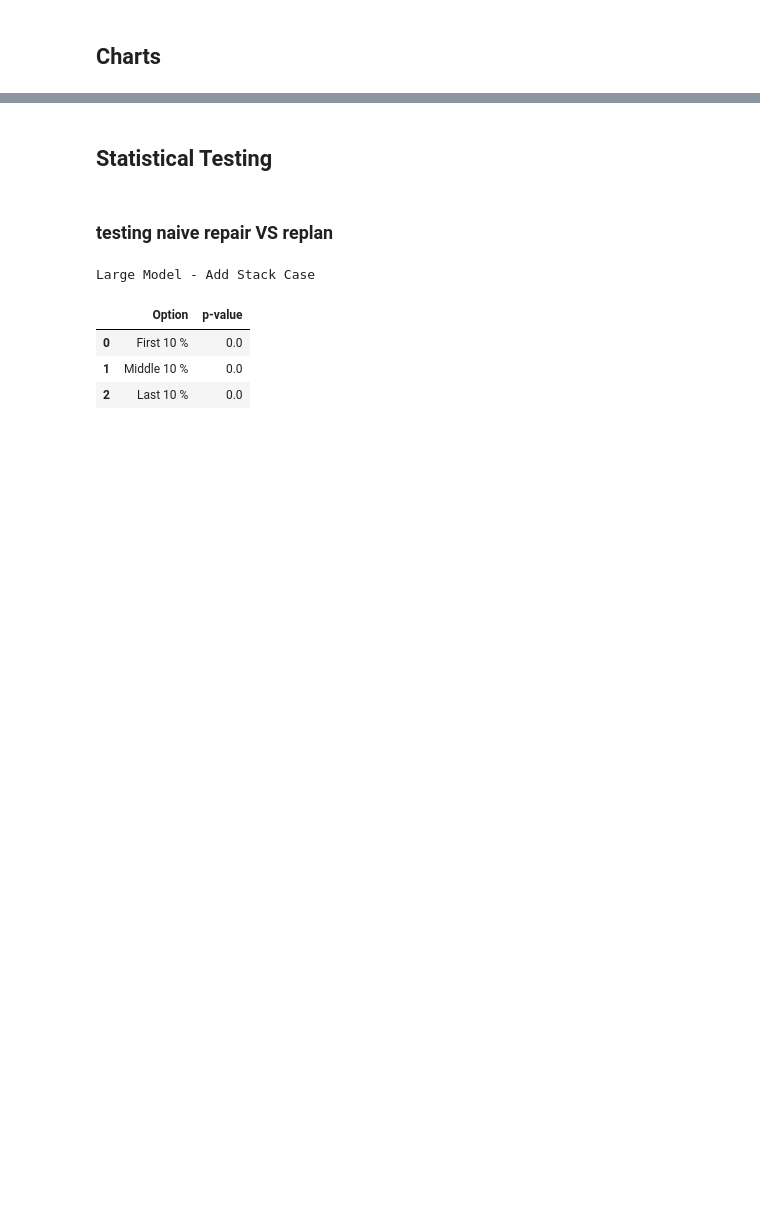
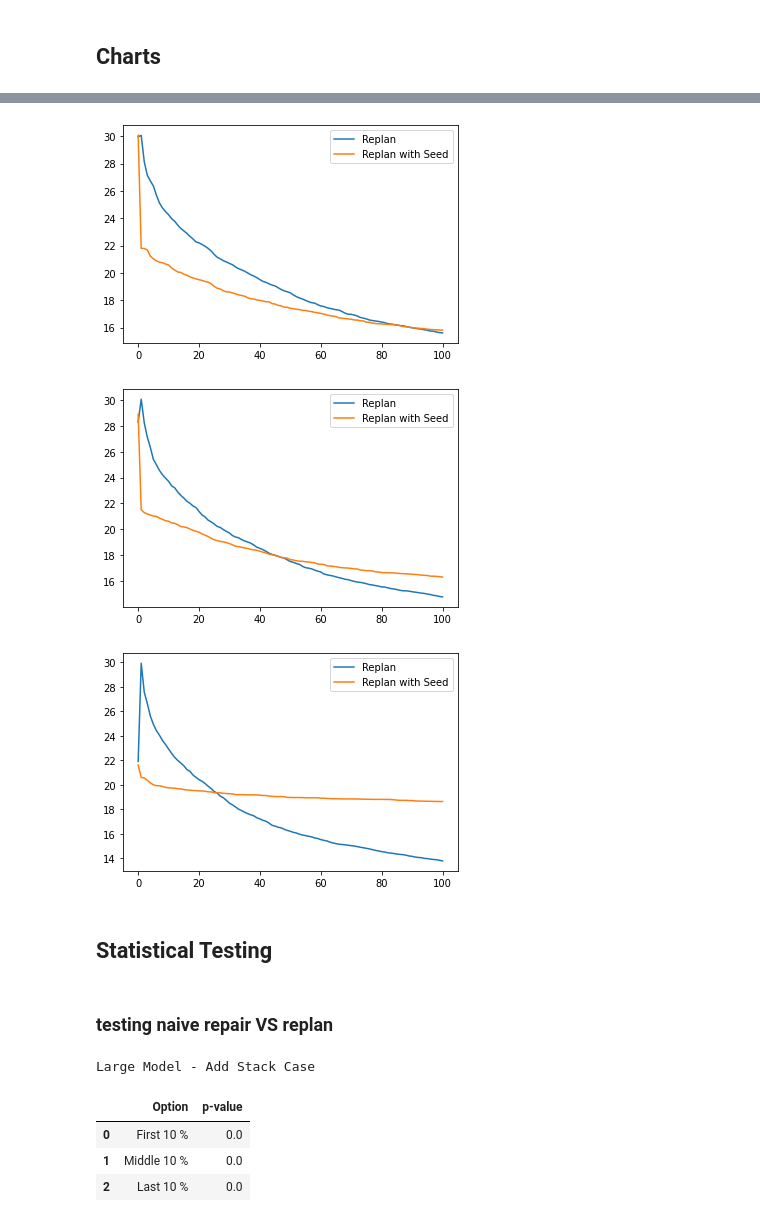
Before and after one commit to martineisenberg/momot-reactive, a Jupyter notebook: evaluation/data_processing.ipynb, the cells around one changed output, grey strips where cells are left out. Drawn from its saved outputs; the diff is of its cells as text; code cells hidden in the pictures; blank space fills up the shorter version.

Commit message:
add charts + data for exp 1

```diff
--- a/evaluation/data_processing.ipynb
+++ b/evaluation/data_processing.ipynb
@@ -118,0 +158,18 @@ Complex Model
+# %%
+
+files = os.listdir(os.path.join('.', "exp1/periteration"))
+mean = pd.DataFrame(columns = ["Option", "Iteration", "Treatment", "Value"])
+for f in files:
+    if f.endswith("csv"):
+        df = pd.read_csv(os.path.join('.', "exp1/periteration", f))
+
+        for name, group in df.groupby(by=['variant', 'evaluations']):
+            mean_row = {"Option": f, "Iteration": name[1]/100, "Value": round(group['objective_value'].mean(), 3)}
+
+            if(name[0] == "NSGAII_PlanningStrategy-ReplanningStrategy_0" or name[0] == "NSGAII_EvaluationReplanningStrategy-10000_1" or name[0] == "NSGAII_EvaluationReplanningStrategy-10000_0" or name[0] == "NSGAII_PlanningStrategy-ReplanningStrategy_1"):
+                mean_row["Treatment"] = "Replan"
+            elif(name[0] == "NSGAII_PlanningStrategy-ReplanningStrategy_reuse0,10_1" or name[0] == "NSGAII_EvaluationReplanningStrategy-10000reusePortion=0.2_withReinit_0" or name[0] == "NSGAII_EvaluationReplanningStrategy-10000reusePortion=0.2_withSeed_1" or name[0] =="NSGAII_PlanningStrategy-ReplanningStrategy_reuse0.10_2"):
+                 mean_row["Treatment"] = "Replan with Seed"
+            mean = mean.append(mean_row, ignore_index=True)
+
+display(mean)
@@ -119,3 +190,30 @@ Complex Model
+# %%
+def plot(data):
+    replan = data[data.Treatment == "Replan"]
+    seed = data[data.Treatment == "Replan with Seed"]
+    plt.plot(replan["Iteration"], replan["Value"], label="Replan")
+    plt.plot(seed["Iteration"], seed["Value"], label="Replan with Seed")
+    plt.legend()
+
+plot(mean[mean.Option == "1to100_recordings_addstack_DISTURBER@ADD_STACKS_FIRST_10_PERCENT_errPerDisturbance-5_bestObj.csv"])
+plt.savefig("exp1_periteration_add_first.png")
+plt.show()
+plot(mean[mean.Option == "1to100_recordings_addstack_DISTURBER@ADD_STACKS_MIDDLE_10_PERCENT_errPerDisturbance-5_bestObj.csv"])
+plt.savefig("exp1_periteration_add_middle.png")
+plt.show()
+plot(mean[mean.Option == "1to100_recordings_addstack_DISTURBER@ADD_STACKS_LAST_10_PERCENT_errPerDisturbance-5_bestObj.csv"])
+plt.savefig("exp1_periteration_add_last.png")
+plt.show()
+#plt.savefig("exp1_seed_vs_no_seed.png")
+
+#x1, mean1, bounds1 = get_stats_by_group(df1,"averageReward", "epoch", bounding_stats="ci")
+#x2, mean2, bounds2 = get_stats_by_group(df2, "averageReward", "epoch", bounding_stats="ci")
+#plot([x1, x2], [mean1, mean2], [bounds1[0], bounds2[0]], [bounds2[0], bounds2[1]], [ "rewards_a", "rewards_b"],
+        #"Epoch", "Average Cumulative Reward", legloc="lower right", savepath=None)
+# %% [output]
+[figure, added]
+[figure, added]
+[figure, added]
 # %% [markdown]
 ## Statistical Testing
 # %%
```
Also changed, not shown: parts of 5 cells of this notebook, 11 other files.
